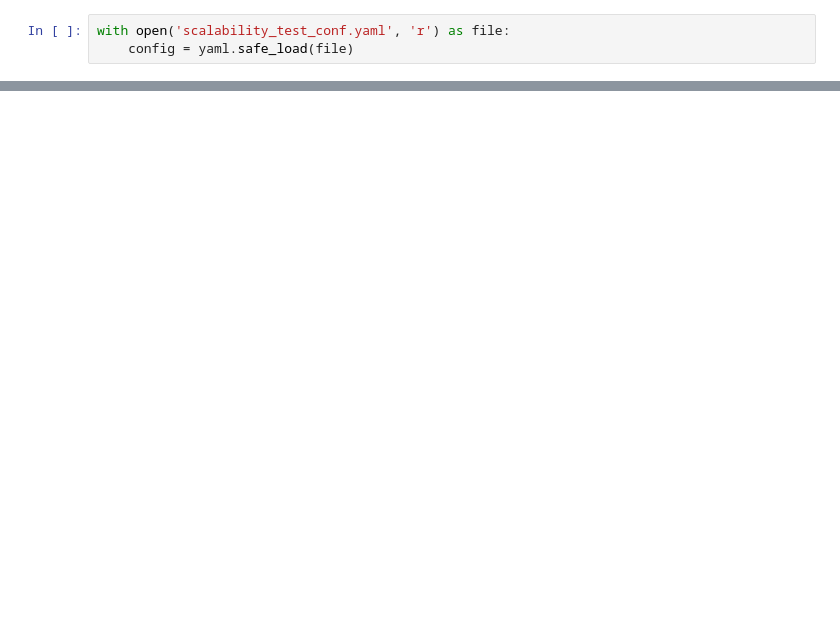
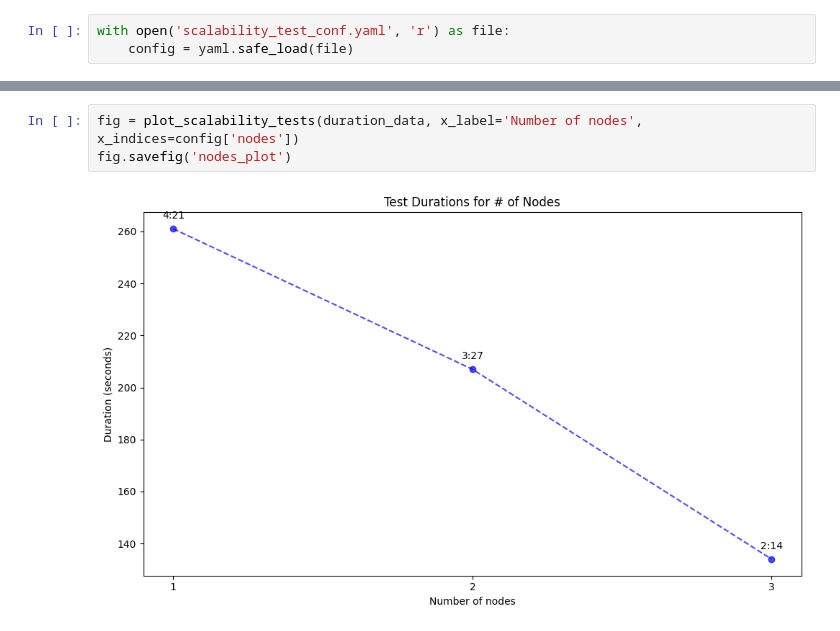
Before and after one commit to DanielVeress/data-engineering-project, a Jupyter notebook: notebooks/scalability_tests_with_vader.ipynb, the cells around one changed output, grey strips where cells are left out. Saved outputs shown, nothing was run; the diff lists cells and outputs as text; blank space fills up the shorter version.

```diff
--- a/notebooks/scalability_tests_with_vader.ipynb
+++ b/notebooks/scalability_tests_with_vader.ipynb
@@ -307,3 +254,8 @@ fig.savefig('nodes_plot')
+# %%
+fig = plot_scalability_tests(duration_data, x_label='Number of nodes', x_indices=config['nodes'])
+fig.savefig('nodes_plot')
+# %% [output]
+[figure, added]
 # %%
 ## benchmarking datasize
 
```
Also changed, not shown: parts of 8 cells of this notebook, 7 other files.
